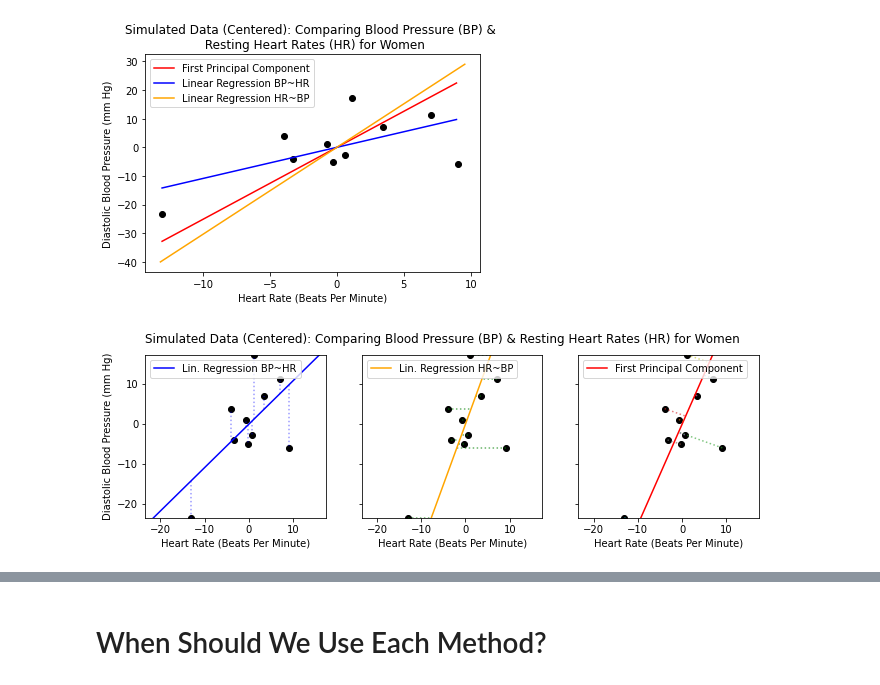
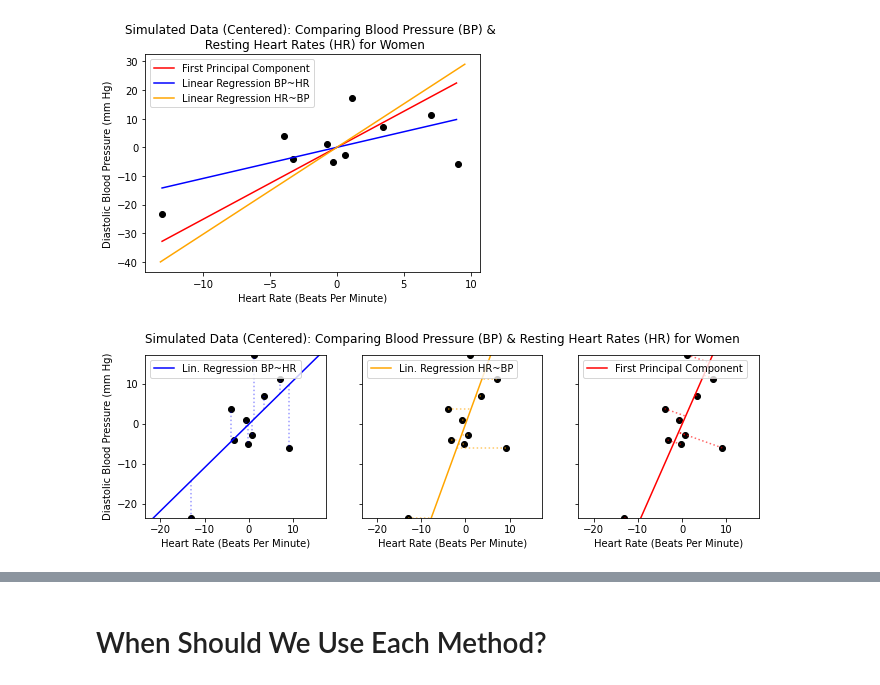
Before and after one commit to lalyman/lin-alg-workshop, a Jupyter notebook: pca-vs-linear-regression.ipynb, the cells around one changed output, grey strips where cells are left out. Drawn from its saved outputs; the diff is of its cells as text; code cells hidden in the pictures.

Commit message:
Fixing figures

```diff
--- a/pca-vs-linear-regression.ipynb
+++ b/pca-vs-linear-regression.ipynb
@@ -231,36 +231,36 @@ x_axis = np.arange(np.min(X_c[:,1]), np.max(X_c[:,1]))
 m, b = np.polyfit(X_c[:,0], X_c[:, 1],1)
 line, = axs[0].plot(x_axis, m*x_axis + b, color = 'blue')
 axs[0].vlines(X_c[:,0], m*X_c[:,0] + b, X_c[:,1], linestyles='dotted', color = 'blue', alpha = .4)
 axs[0].scatter(X_c[:,0],X_c[:,1], c = 'black', alpha = 1)
 axs[0].legend(['Lin. Regression BP~HR'], loc = 'upper left')
 
 # y_axis = np.arange(np.min(X_c[:,1]), np.max(X_c[:,1]))
 y_axis = np.arange(-40,30)
 
 
 axs[1].plot(m_x*y_axis + b_x, y_axis, color = 'orange')
-axs[1].hlines(X_c[:,1],X_c[:,0], m_x*X_c[:,1] + b_x, linestyles='dotted', color = 'green', alpha = .6)
+axs[1].hlines(X_c[:,1],X_c[:,0], m_x*X_c[:,1] + b_x, linestyles='dotted', color = 'orange', alpha = .6)
 axs[1].legend(['Lin. Regression HR~BP'], loc = 'upper left')
 axs[1].scatter(X_c[:,0],X_c[:,1], c = 'black', alpha = 1)
 
 axs[2].set_xlim(np.min(X_c[:,1]), np.max(X_c[:,1]))
 axs[2].set_ylim(np.min(X_c[:,1]), np.max(X_c[:,1]))
 axs[2].plot(x_axis,prin_comp_line(x_axis), color = 'red')
 
 
 n = X_c.shape[0]
 # Iterate through the data to compute orthogonals
 for i in range(n):
     w  = X_c[i,:]
     cv = np.dot(prin_comp_vec,w)/np.linalg.norm(prin_comp_vec)*prin_comp_vec
-    axs[2].plot([w[0],cv[0]],[w[1],cv[1]], linestyle = 'dotted', alpha = .6)
+    axs[2].plot([w[0],cv[0]],[w[1],cv[1]], linestyle = 'dotted', alpha = .6, color = 'red')
 axs[2].scatter(X_c[:,0],X_c[:,1], c = 'black', alpha = 1)
 axs[2].legend(['First Principal Component'], loc = 'upper left')
 fig.suptitle("Simulated Data (Centered): Comparing Blood Pressure (BP) & Resting Heart Rates (HR) for Women")
 
 plt.show()
 # %% [output]
-[figure, old version]
+[figure, new version]
 # %%
 from matplotlib.widgets import Slider, Button
 %matplotlib notebook
```
Also changed, not shown: 3 other files.
